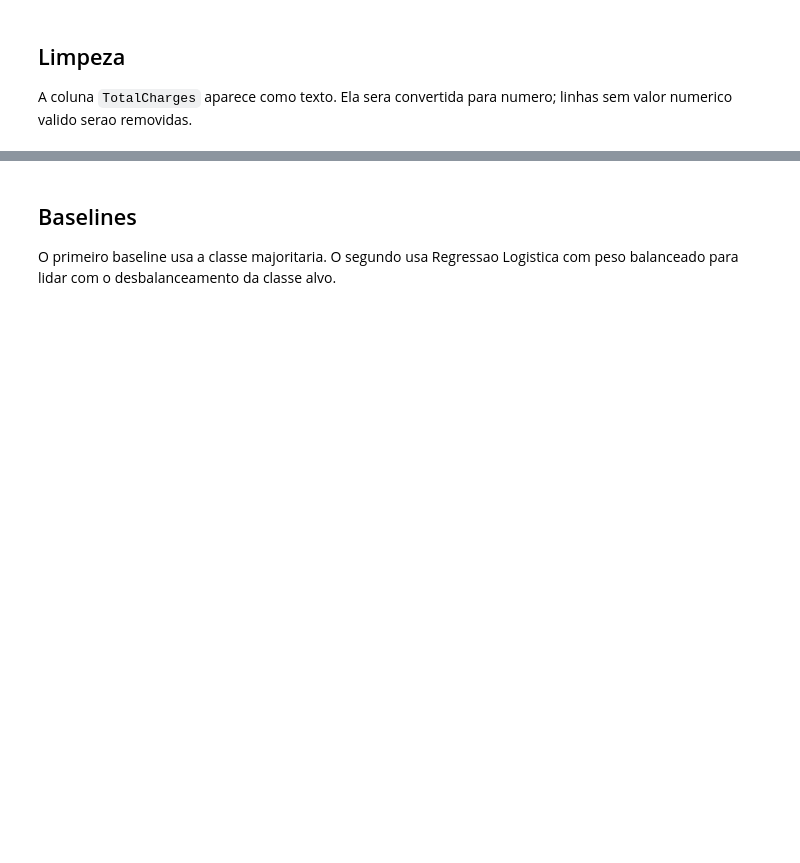
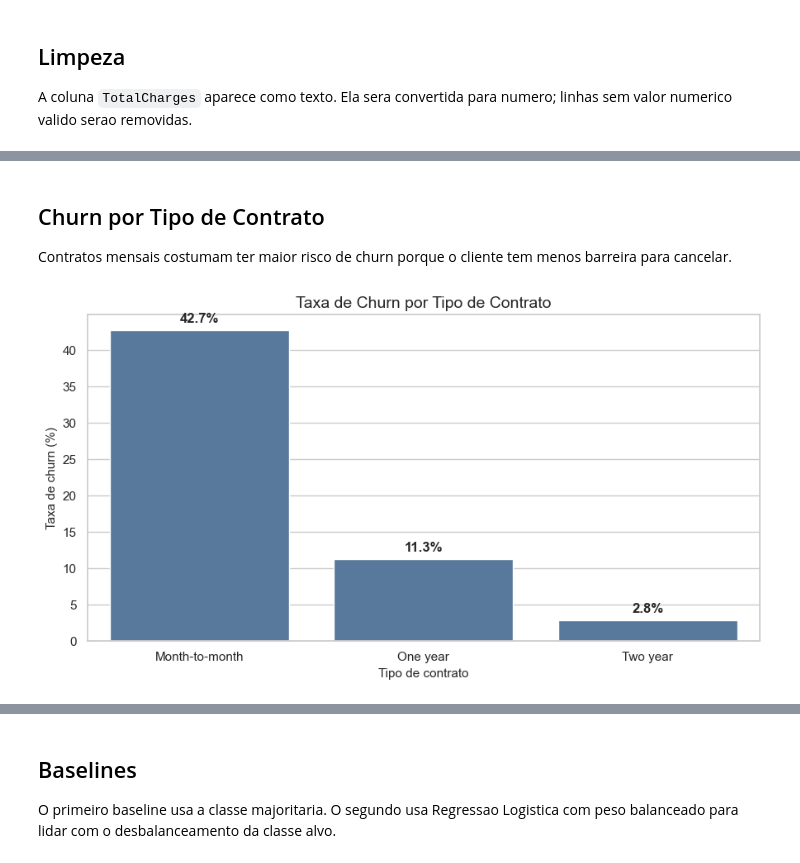
Before and after one commit to andreluizpedroso/telco-churn-mlops, a Jupyter notebook: notebooks/01_eda_baselines.ipynb, the cells around one changed output, grey strips where cells are left out. Saved outputs shown, nothing was run; the diff lists cells and outputs as text; code cells hidden in the pictures; blank space fills up the shorter version.

```diff
--- a/notebooks/01_eda_baselines.ipynb
+++ b/notebooks/01_eda_baselines.ipynb
@@ -39,0 +108,20 @@ summarize_dataset(clean_df)
+# %% [markdown]
+## Churn por Tipo de Contrato
+
+Contratos mensais costumam ter maior risco de churn porque o cliente tem menos barreira para cancelar.
+# %%
+contract_rate = clean_df.groupby("Contract", as_index=False)["ChurnBinary"].mean()
+contract_rate["ChurnBinary"] *= 100
+
+fig, ax = plt.subplots()
+sns.barplot(data=contract_rate, x="Contract", y="ChurnBinary", color="#4C78A8", ax=ax)
+ax.set_title("Taxa de Churn por Tipo de Contrato")
+ax.set_xlabel("Tipo de contrato")
+ax.set_ylabel("Taxa de churn (%)")
+for index, value in enumerate(contract_rate["ChurnBinary"]):
+    ax.text(index, value + 1, f"{value:.1f}%", ha="center", fontweight="bold")
+fig.tight_layout()
+fig.savefig(FIGURES_DIR / "02_churn_by_contract.png", dpi=160)
+fig
+# %% [output]
+[figure, added]
```
Also changed, not shown: parts of 26 cells of this notebook, 9 other files.
